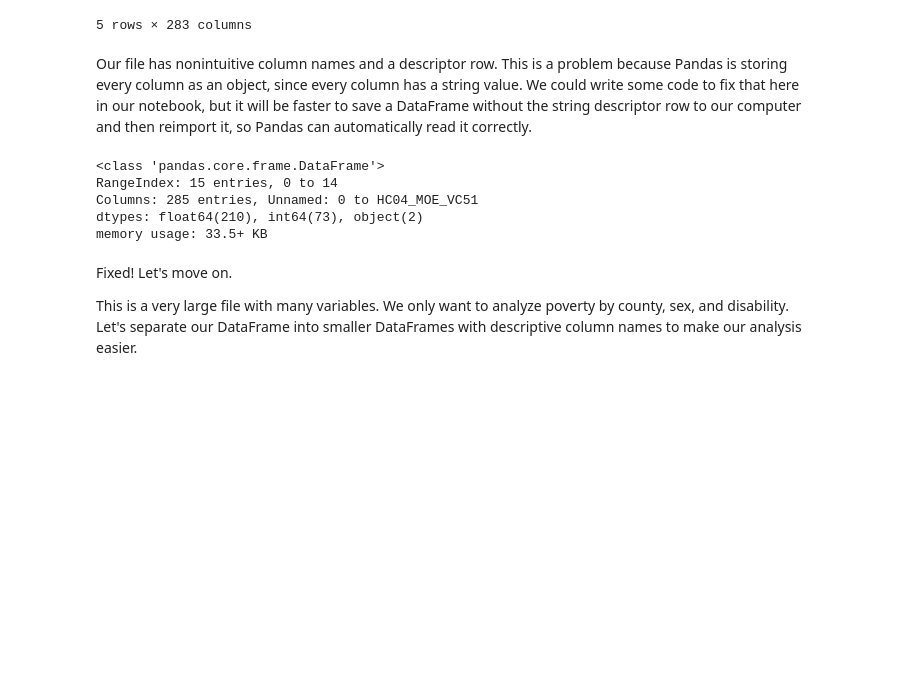
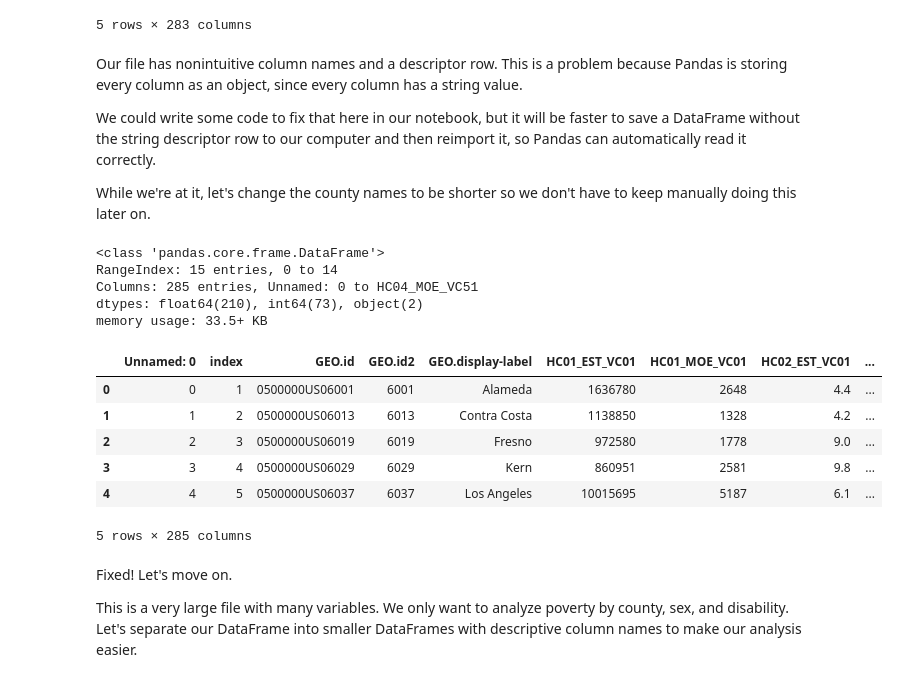
Before and after one commit to NWhite-7/Practice, a Jupyter notebook: ACS_CA_2017_analysis.ipynb, the cells around one changed output. Cells and saved outputs as stored; diff of their text form; code cells hidden in the pictures; blank space fills up the shorter version.

```diff
--- a/ACS_CA_2017_analysis.ipynb
+++ b/ACS_CA_2017_analysis.ipynb
@@ -37,18 +37,31 @@ raw_data.head(5)
 | 4 | 0500000US06029 | 06029 | Kern County, California | 860951 | 2581 | 9.8 | 1.0 | ... |
 5 rows × 283 columns
 # %% [markdown]
-Our file has nonintuitive column names and a descriptor row. This is a problem because Pandas is storing every column as an object, since every column has a string value. We could write some code to fix that here in our notebook, but it will be faster to save a DataFrame without the string descriptor row to our computer and then reimport it, so Pandas can automatically read it correctly.
+Our file has nonintuitive column names and a descriptor row. This is a problem because Pandas is storing every column as an object, since every column has a string value.
+
+We could write some code to fix that here in our notebook, but it will be faster to save a DataFrame without the string descriptor row to our computer and then reimport it, so Pandas can automatically read it correctly.
+
+While we're at it, let's change the county names to be shorter so we don't have to keep manually doing this later on.
 # %%
 fixed_data = raw_data[raw_data['GEO.id2'] != 'Id2'].reset_index()
+fixed_data['GEO.display-label'] = fixed_data['GEO.display-label'].apply(lambda x: x.split(' County')[0])
 fixed_data.to_csv('ACS_17_1YR_S1703_FIXED.csv')
 data = pd.read_csv('ACS_17_1YR_S1703_FIXED.csv')
 data.info()
+data.head(5)
 # %% [output]
 <class 'pandas.core.frame.DataFrame'>
 RangeIndex: 15 entries, 0 to 14
 Columns: 285 entries, Unnamed: 0 to HC04_MOE_VC51
 dtypes: float64(210), int64(73), object(2)
 memory usage: 33.5+ KB
+|  | Unnamed: 0 | index | GEO.id | GEO.id2 | GEO.display-label | HC01_EST_VC01 | HC01_MOE_VC01 | HC02_EST_VC01 | ... |
+| 0 | 0 | 1 | 0500000US06001 | 6001 | Alameda | 1636780 | 2648 | 4.4 | ... |
+| 1 | 1 | 2 | 0500000US06013 | 6013 | Contra Costa | 1138850 | 1328 | 4.2 | ... |
+| 2 | 2 | 3 | 0500000US06019 | 6019 | Fresno | 972580 | 1778 | 9.0 | ... |
+| 3 | 3 | 4 | 0500000US06029 | 6029 | Kern | 860951 | 2581 | 9.8 | ... |
+| 4 | 4 | 5 | 0500000US06037 | 6037 | Los Angeles | 10015695 | 5187 | 6.1 | ... |
+5 rows × 285 columns
 # %% [markdown]
 Fixed! Let's move on.
 
```
Also changed, not shown: parts of 4 cells of this notebook.
